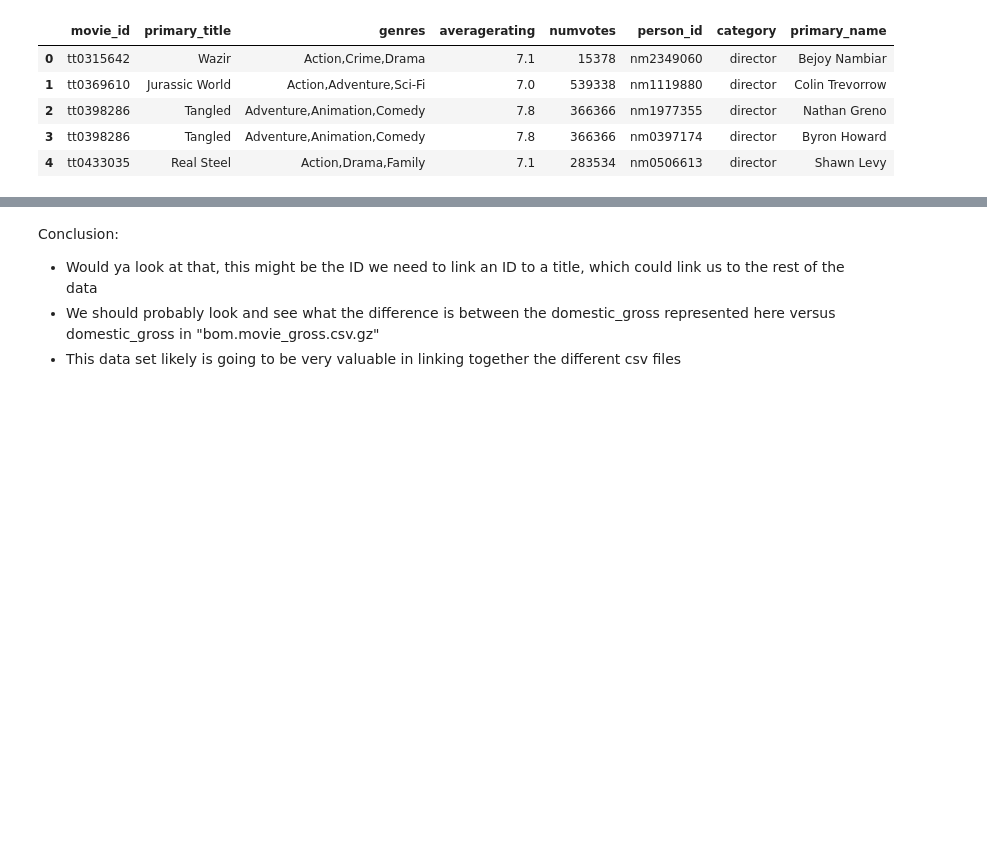
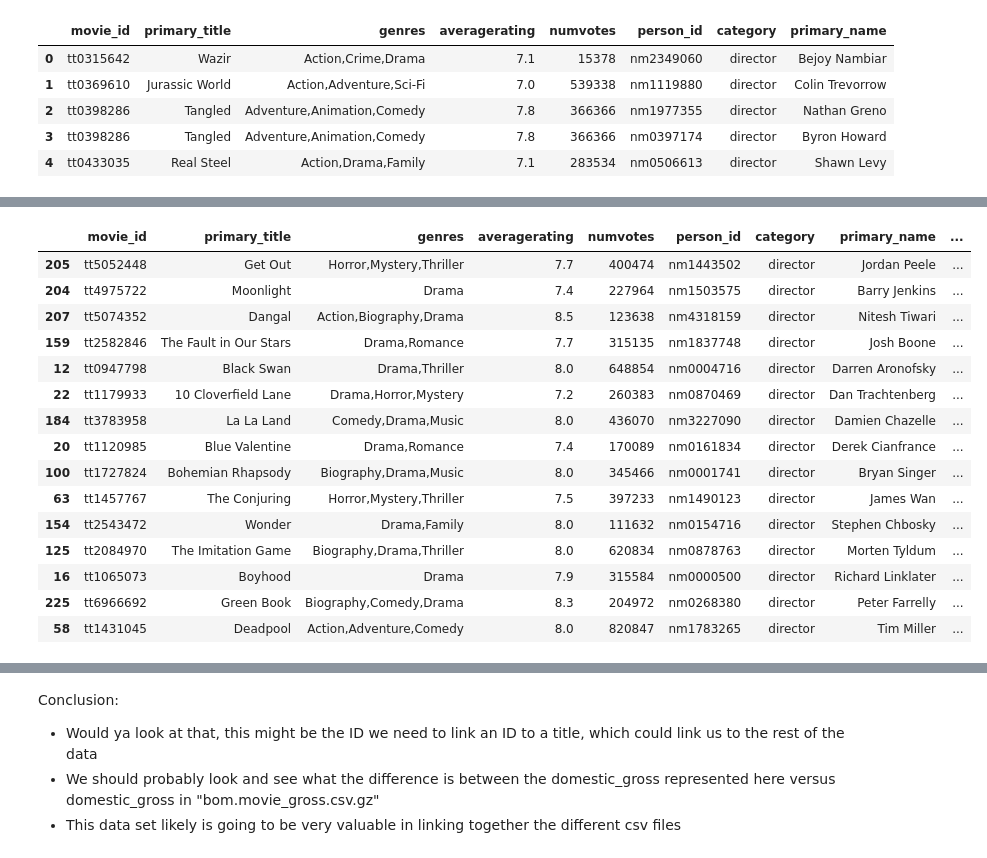
Before and after one commit to mooreaz92/Phase-1-Project-Group-GRV, a Jupyter notebook: GroupProjectVinnie.ipynb, the cells around one changed output, grey strips where cells are left out. Cells and saved outputs as stored; diff of their text form; code cells hidden in the pictures; blank space fills up the shorter version.

Commit message:
Narrowing dow the combo df. Sorted it by profit margin and averagerating. trying to sort/filter some of the genres and narrow that down

```diff
--- a/GroupProjectVinnie.ipynb
+++ b/GroupProjectVinnie.ipynb
@@ -910,0 +911,21 @@ memory usage: 58.1+ KB
+# %%
+df_mf_combo = df_mf_combo.sort_values(by=['profit_margin', 'averagerating'], ascending=False)
+# %%
+df_mf_combo.head(15)
+# %% [output]
+|  | movie_id | primary_title | genres | averagerating | numvotes | person_id | category | primary_name | ... |
+| 205 | tt5052448 | Get Out | Horror,Mystery,Thriller | 7.7 | 400474 | nm1443502 | director | Jordan Peele | ... |
+| 204 | tt4975722 | Moonlight | Drama | 7.4 | 227964 | nm1503575 | director | Barry Jenkins | ... |
+| 207 | tt5074352 | Dangal | Action,Biography,Drama | 8.5 | 123638 | nm4318159 | director | Nitesh Tiwari | ... |
+| 159 | tt2582846 | The Fault in Our Stars | Drama,Romance | 7.7 | 315135 | nm1837748 | director | Josh Boone | ... |
+| 12 | tt0947798 | Black Swan | Drama,Thriller | 8.0 | 648854 | nm0004716 | director | Darren Aronofsky | ... |
+| 22 | tt1179933 | 10 Cloverfield Lane | Drama,Horror,Mystery | 7.2 | 260383 | nm0870469 | director | Dan Trachtenberg | ... |
+| 184 | tt3783958 | La La Land | Comedy,Drama,Music | 8.0 | 436070 | nm3227090 | director | Damien Chazelle | ... |
+| 20 | tt1120985 | Blue Valentine | Drama,Romance | 7.4 | 170089 | nm0161834 | director | Derek Cianfrance | ... |
+| 100 | tt1727824 | Bohemian Rhapsody | Biography,Drama,Music | 8.0 | 345466 | nm0001741 | director | Bryan Singer | ... |
+| 63 | tt1457767 | The Conjuring | Horror,Mystery,Thriller | 7.5 | 397233 | nm1490123 | director | James Wan | ... |
+| 154 | tt2543472 | Wonder | Drama,Family | 8.0 | 111632 | nm0154716 | director | Stephen Chbosky | ... |
+| 125 | tt2084970 | The Imitation Game | Biography,Drama,Thriller | 8.0 | 620834 | nm0878763 | director | Morten Tyldum | ... |
+| 16 | tt1065073 | Boyhood | Drama | 7.9 | 315584 | nm0000500 | director | Richard Linklater | ... |
+| 225 | tt6966692 | Green Book | Biography,Comedy,Drama | 8.3 | 204972 | nm0268380 | director | Peter Farrelly | ... |
+| 58 | tt1431045 | Deadpool | Action,Adventure,Comedy | 8.0 | 820847 | nm1783265 | director | Tim Miller | ... |
```
Also changed, not shown: parts of 9 cells of this notebook.
